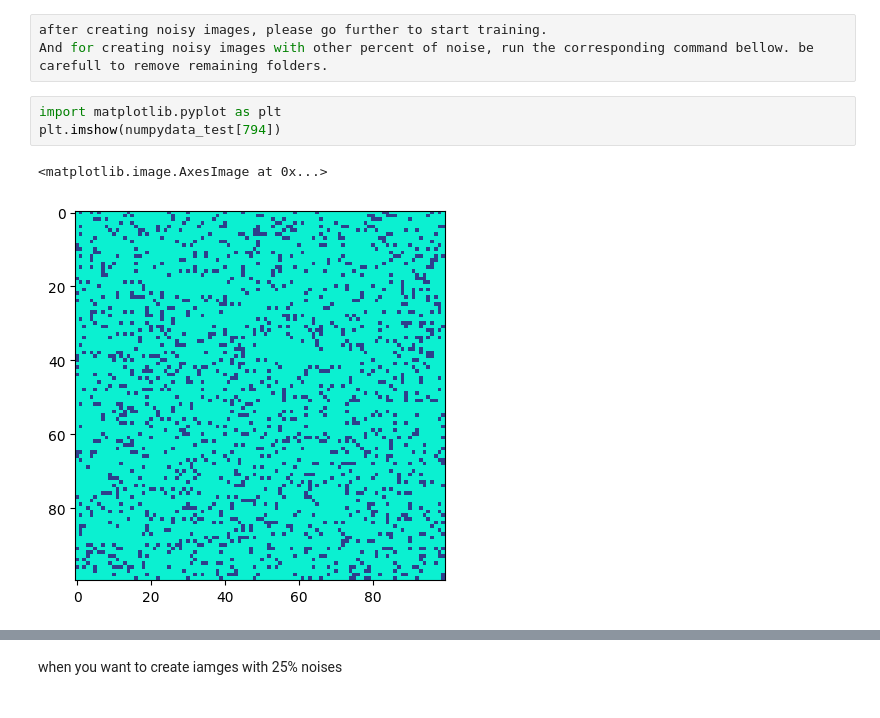
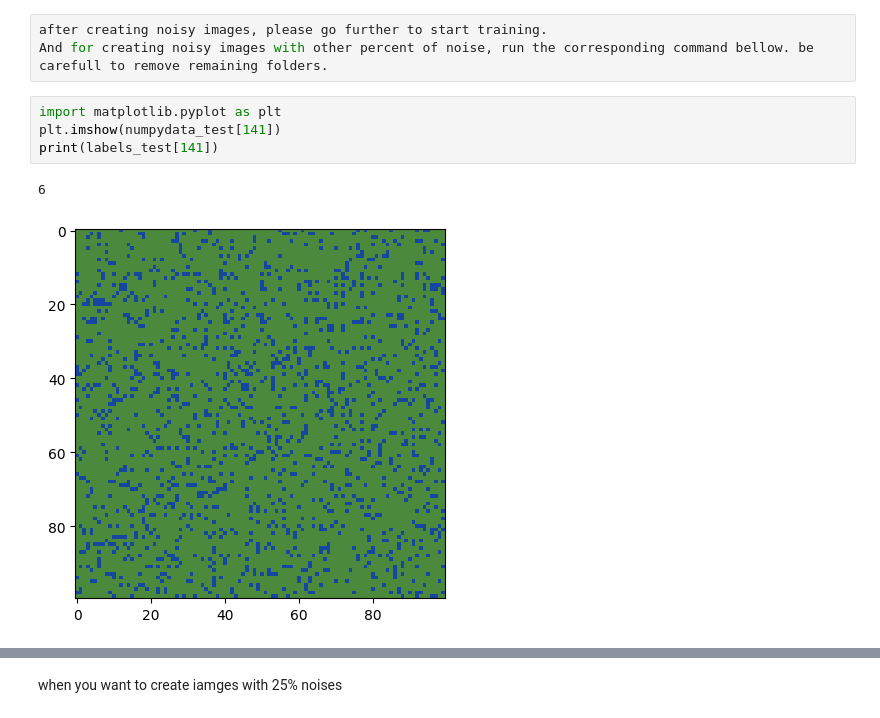
Before and after one commit to ghanbarifereshteh/singlecolorprj, a Jupyter notebook: noisysinglecolornew.ipynb, the cells around one changed output, grey strips where cells are left out. Drawn from its saved outputs; the diff is of its cells as text.

```diff
--- a/noisysinglecolornew.ipynb
+++ b/noisysinglecolornew.ipynb
@@ -110,7 +138,8 @@ after creating noisy images, please go further to start training.
 And for creating noisy images with other percent of noise, run the corresponding command bellow. be carefull to remove remaining folders.
 # %%
 import matplotlib.pyplot as plt
-plt.imshow(numpydata_test[794])
+plt.imshow(numpydata_test[141])
+print(labels_test[141])
 # %% [output]
-<matplotlib.image.AxesImage at 0x...>
+6
-[figure, old version]
+[figure, new version]
```
Also changed, not shown: parts of 9 cells of this notebook.
